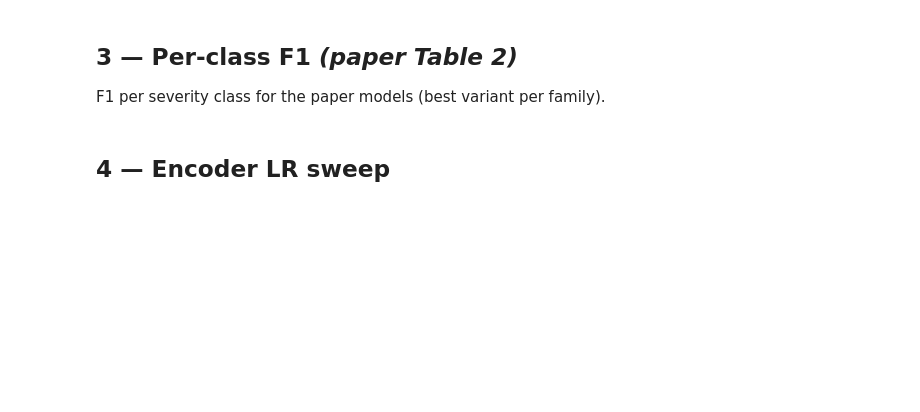
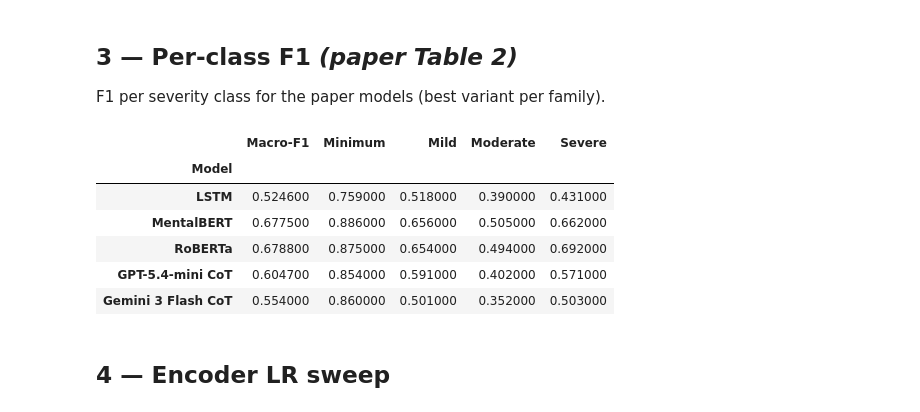
Before and after one commit to nolanimations/Transformers-vs-LLMs-Depression-Severity, a Jupyter notebook: notebooks/08_results_aggregation.ipynb, the cells around one changed output. Cells and saved outputs as stored; diff of their text form; code cells hidden in the pictures; blank space fills up the shorter version.

```diff
--- a/notebooks/08_results_aggregation.ipynb
+++ b/notebooks/08_results_aggregation.ipynb
@@ -95,23 +121,31 @@ df_main.style.background_gradient(subset=['Macro-F1'], cmap='Greens', vmin=0.4,
 
 F1 per severity class for the paper models (best variant per family).
 # %%
-PAPER_ORDER = ['LSTM', 'MentalBERT', 'RoBERTa', 'GPT-5 CoT', 'Gemini3 CoT']
+PAPER_ORDER = ['LSTM', 'MentalBERT', 'RoBERTa', 'GPT-5.4-mini CoT', 'Gemini 3 Flash CoT']
 rows = []
 for name in PAPER_ORDER:
     m = available.get(name)
     if m is None:
         continue
     row = {'Model': name, 'Macro-F1': round(m['macro_f1'], 4)}
     for cls in ['minimum', 'mild', 'moderate', 'severe']:
         row[cls.capitalize()] = round(m['per_class'][cls]['f1'], 3) if cls in m.get('per_class', {}) else None
     rows.append(row)
 
 if rows:
     df_pc = pd.DataFrame(rows).set_index('Model')
     display(df_pc.style.background_gradient(cmap='RdYlGn', vmin=0.2, vmax=0.9,
                                              subset=[c for c in df_pc.columns if c != 'Macro-F1']))
 else:
     print('No paper models loaded yet.')
+# %% [output]
+|  | Macro-F1 | Minimum | Mild | Moderate | Severe |
+| Model |  |  |  |  |  |
+| LSTM | 0.524600 | 0.759000 | 0.518000 | 0.390000 | 0.431000 |
+| MentalBERT | 0.677500 | 0.886000 | 0.656000 | 0.505000 | 0.662000 |
+| RoBERTa | 0.678800 | 0.875000 | 0.654000 | 0.494000 | 0.692000 |
+| GPT-5.4-mini CoT | 0.604700 | 0.854000 | 0.591000 | 0.402000 | 0.571000 |
+| Gemini 3 Flash CoT | 0.554000 | 0.860000 | 0.501000 | 0.352000 | 0.503000 |
 # %% [markdown]
 ## 4 — Encoder LR sweep
 # %%
```
Also changed, not shown: parts of 7 cells of this notebook, 8 other files.
